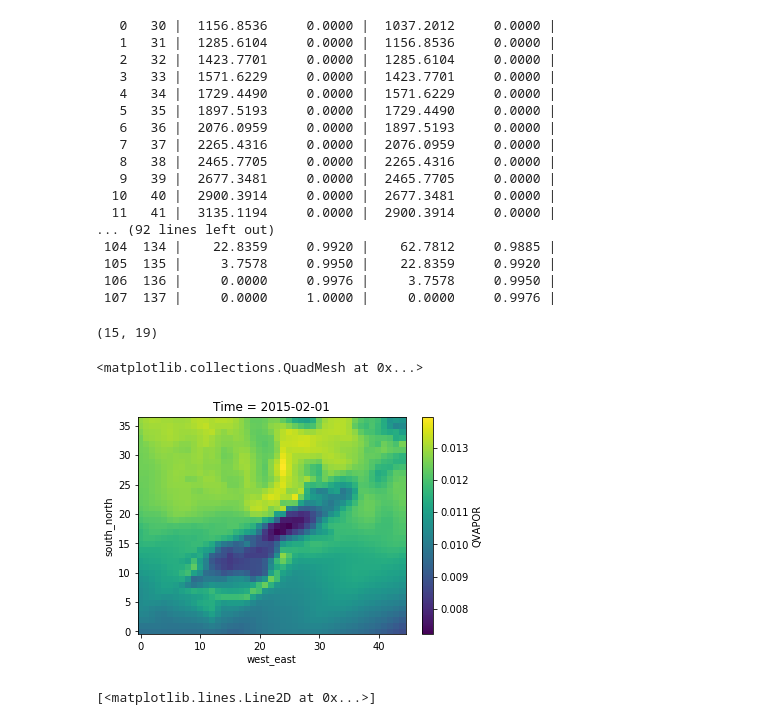
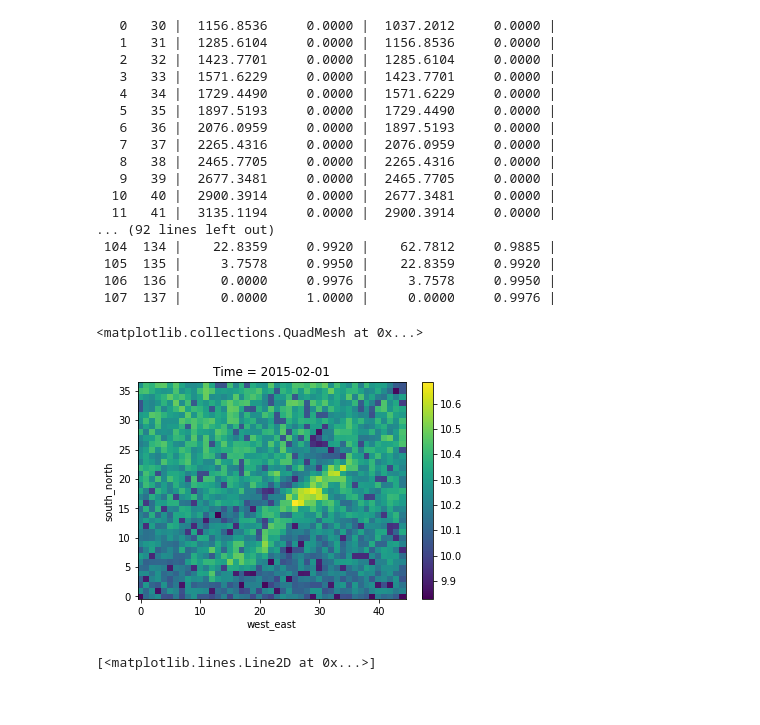
Before and after one commit to johanneshorak/era52icar, a Jupyter notebook: tryouts.ipynb, the cells around one changed output. Saved outputs shown, nothing was run; the diff lists cells and outputs as text; code cells hidden in the pictures.

```diff
--- a/tryouts.ipynb
+++ b/tryouts.ipynb
@@ -57,11 +185,12 @@ Nlvl = len(era5_ds.level)
 # level 137 ... bottom of the atmosphere (surface, pressure = pS)
 # in total: 138 model half levels (interfaces between 'full levels')
 # %%
-# first - calculate the pressure at every model level
+# first - calculate the pressure and geopotential (height) at every model level
 # set pressure at level 0 (= top of the atmosphere) to nan. this shouldn't be a full level anymore
 # and therefor we can't assign a pressure to it.
 
-p           = np.zeros(Nt*Nlvl*Nlon*Nlat).reshape(Nt,Nlvl,Nlat,Nlon)
+p           = np.zeros(Nt*Nlvl*Nlon*Nlat).reshape(Nt,Nlvl,Nlat,Nlon)  # pressure
+ph          = np.zeros(Nt*Nlvl*Nlon*Nlat).reshape(Nt,Nlvl,Nlat,Nlon)  # geopotential height
 
 for n in range(0,Nlvl):
     lvl  = era5_ds.level.values[n]
@@ -83,12 +212,16 @@ for n in range(0,Nlvl):
 
     ps  = era5_ds.sp[:].values
     print('{:4n} {:4n} | {:10.4f} {:10.4f} | {:10.4f} {:10.4f} |'.format(n,lvl,ak0,bk0,ak1,bk1))
+
+    ph[:,n] = get_phi(lvl)/9.81   # get_phi calculates geopotential at full model level
+
     if lvl == 0:
         p[:,n] = ps*np.nan
     else:
         p[:,n] = 0.5*((ak0+bk0*ps)+(ak1+bk1*ps))
 
 era5_ds['p'] = (['time','level','latitude','longitude'],p)
+era5_ds['ph'] = (['time','level','latitude','longitude'],ph)
 # %% [output]
    0   30 |  1156.8536     0.0000 |  1037.2012     0.0000 |
    1   31 |  1285.6104     0.0000 |  1156.8536     0.0000 |
@@ -107,25 +240,25 @@ era5_ds['p'] = (['time','level','latitude','longitude'],p)
  105  135 |     3.7578     0.9950 |    22.8359     0.9920 |
  106  136 |     0.0000     0.9976 |     3.7578     0.9950 |
  107  137 |     0.0000     1.0000 |     0.0000     0.9976 |
-# %%
-xmp_ds.XLONG[0].shape
-# %% [output]
-(15, 19)
 # %%
 # prepare the arrays
 west_east = range(0,Nlon)
 south_north = range(0,Nlon)
-bottom_top  = (137-era5_ds.level)[::-1]                    # reverse order, 137 is lowest level in ERA5, is here now 0
+bottom_top  = (lvlmax-era5_ds.level)[::-1]                    # reverse order, 137 is lowest level in ERA5, is here now 0
 
 xlong       = np.zeros(Nt*Nlon*Nlat).reshape(Nt,Nlat,Nlon)
 xlat        = np.zeros(Nt*Nlon*Nlat).reshape(Nt,Nlat,Nlon)
 Time        = era5_ds.time.values
 
+HGT         = np.zeros(Nt*Nlon*Nlat).reshape(Nt,Nlat,Nlon)             # elevation at surface
+PH          = np.zeros(Nt*Nlvl*Nlon*Nlat).reshape(Nt,Nlvl,Nlat,Nlon)   # geopotential height
 U           = np.zeros(Nt*Nlvl*Nlon*Nlat).reshape(Nt,Nlvl,Nlat,Nlon)
 V           = np.zeros(Nt*Nlvl*Nlon*Nlat).reshape(Nt,Nlvl,Nlat,Nlon)
 QVAPOR      = np.zeros(Nt*Nlvl*Nlon*Nlat).reshape(Nt,Nlvl,Nlat,Nlon)
 QCLOUD      = np.zeros(Nt*Nlvl*Nlon*Nlat).reshape(Nt,Nlvl,Nlat,Nlon)
 QICE        = np.zeros(Nt*Nlvl*Nlon*Nlat).reshape(Nt,Nlvl,Nlat,Nlon)
+PHB         = np.zeros(Nt*Nlvl*Nlon*Nlat).reshape(Nt,Nlvl,Nlat,Nlon)   # not used
+PB          = np.zeros(Nt*Nlvl*Nlon*Nlat).reshape(Nt,Nlvl,Nlat,Nlon)   # not used
 
 # set values
 U          = era5_ds.u[:,::-1,::-1,:]
@@ -134,7 +267,8 @@ P          = era5_ds.p[:,::-1,::-1,:]
 QVAPOR     = era5_ds.q[:,::-1,::-1,:]
 QCLOUD     = era5_ds.clwc[:,::-1,::-1,:]
 QICE       = era5_ds.ciwc[:,::-1,::-1,:]
-
+PH         = era5_ds.ph[:,::-1,::-1,:]
+HGT        = era5_ds.z[:,::-1,:]/9.81
 
 xlong[:,:] = era5_ds.longitude
 
@@ -162,5 +276,0 @@ frc_ds = xa.Dataset(
-# %%
-frc_ds.QVAPOR[0,0].plot()
-# %% [output]
-<matplotlib.collections.QuadMesh at 0x...>
-[figure, removed]
@@ -167,3 +338,8 @@ frc_ds.QVAPOR[0,0].plot()
+# %%
+(frc_ds.PH[0,0]-frc_ds.HGT[0]).plot()
+# %% [output]
+<matplotlib.collections.QuadMesh at 0x...>
+[figure, added]
 # %%
 f,ax = plt.subplots(1,1,dpi=150)
 era5_ds['t'][0,:,0,0].plot(marker='o',markersize=2)
```
Also changed, not shown: parts of 28 cells of this notebook, 2 other files.
